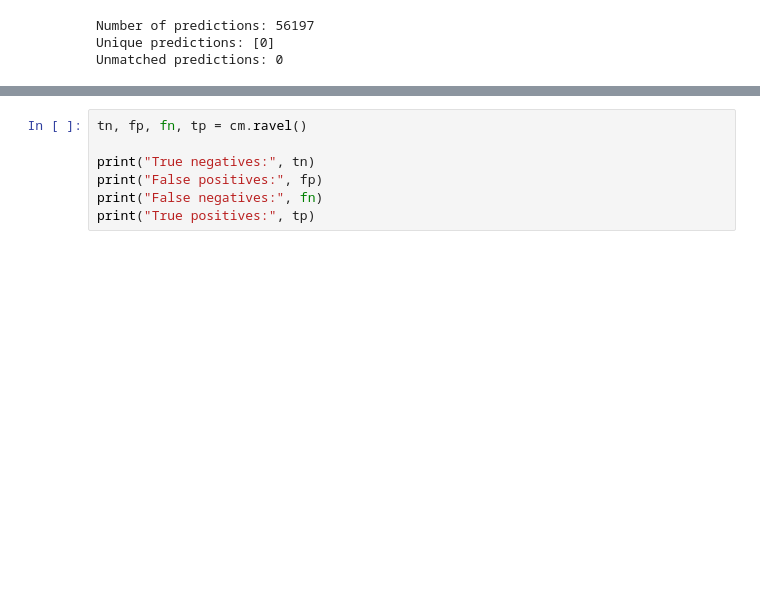
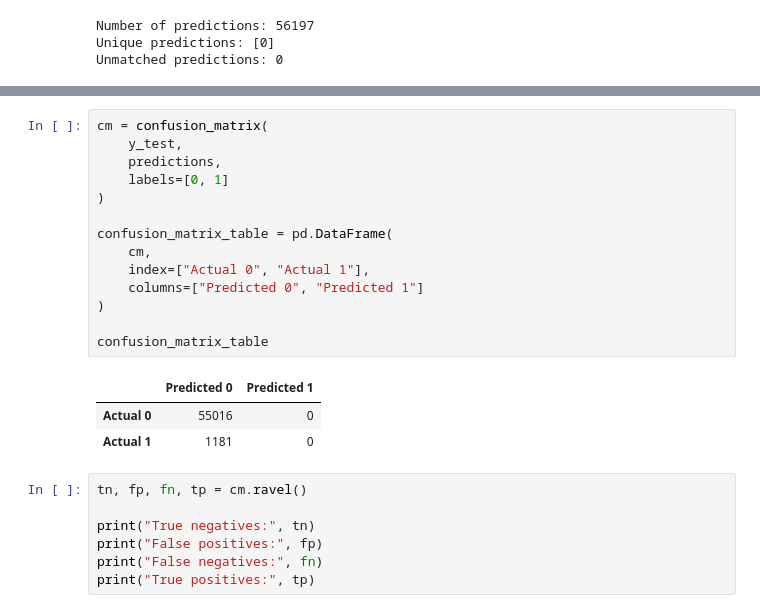
Before and after one commit to fatehbhular/Heart-Disease-Prediction-Model, a Jupyter notebook: notebooks Phase 2/Task_2_Original_LCS_System_on_Raw_Dataset.ipynb, the cells around one changed output, grey strips where cells are left out. Cells and saved outputs as stored; diff of their text form; blank space fills up the shorter version.

```diff
--- a/notebooks Phase 2/Task_2_Original_LCS_System_on_Raw_Dataset.ipynb
+++ b/notebooks Phase 2/Task_2_Original_LCS_System_on_Raw_Dataset.ipynb
@@ -410,3 +410,21 @@ results
+# %%
+cm = confusion_matrix(
+    y_test,
+    predictions,
+    labels=[0, 1]
+)
+
+confusion_matrix_table = pd.DataFrame(
+    cm,
+    index=["Actual 0", "Actual 1"],
+    columns=["Predicted 0", "Predicted 1"]
+)
+
+confusion_matrix_table
+# %% [output]
+|  | Predicted 0 | Predicted 1 |
+| Actual 0 | 55016 | 0 |
+| Actual 1 | 1181 | 0 |
 # %%
 tn, fp, fn, tp = cm.ravel()
 
```
Also changed, not shown: parts of 8 cells of this notebook, 1 other file.
